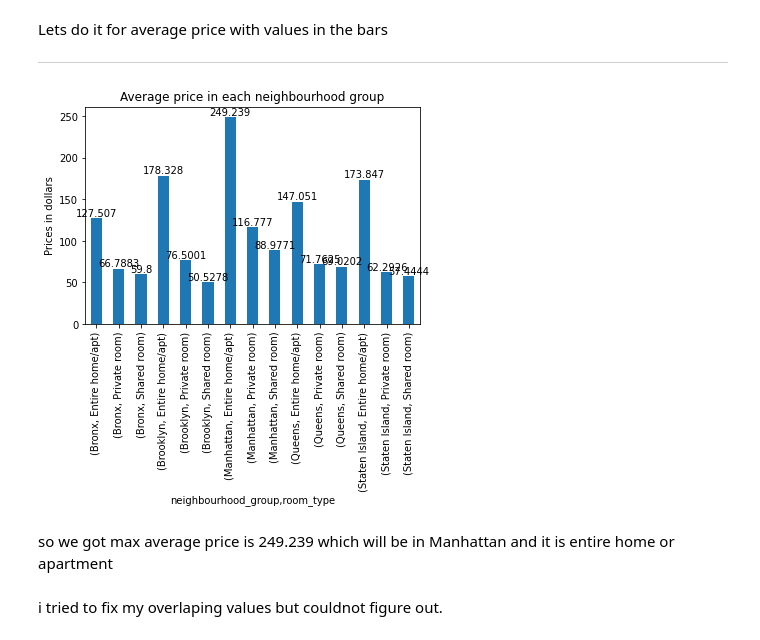
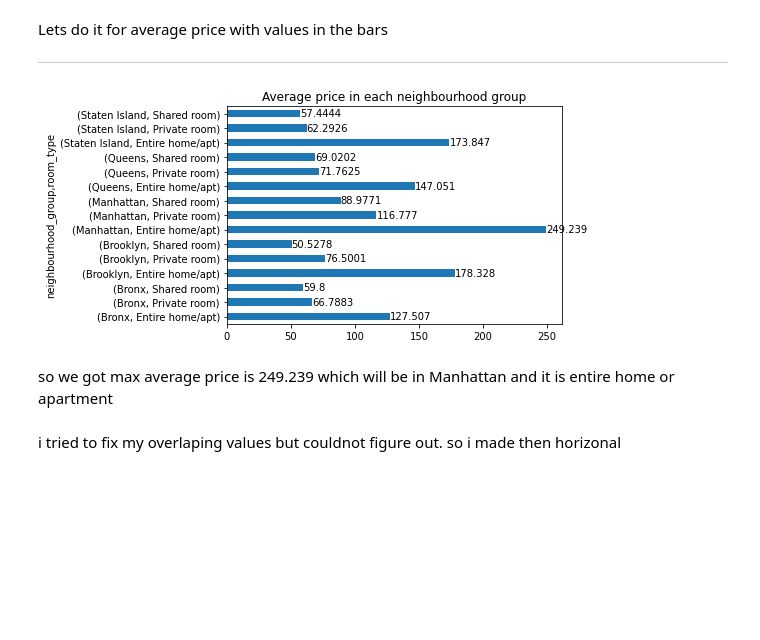
Before and after one commit to ashpou1/data-processing-4313, a Jupyter notebook: Amounts 24.ipynb, the cells around one changed output. Drawn from its saved outputs; the diff is of its cells as text; code cells hidden in the pictures; blank space fills up the shorter version.

```diff
--- a/Amounts 24.ipynb
+++ b/Amounts 24.ipynb
@@ -118,9 +118,8 @@ df2.groupby(['neighbourhood_group','room_type']).price.agg('max').plot(kind = 'b
 <AxesSubplot:title={'center':'Max price in each neighbourhood group'}, xlabel='neighbourhood_group,room_type', ylabel='Prices in dollars'>
 [figure]
 # %%
-ax = df2.groupby(['neighbourhood_group','room_type']).price.agg('max').plot(kind = 'bar',
-                                                                       title = 'Max price in each neighbourhood group',
-                                                                       ylabel = 'Prices in dollars')
+ax = df2.groupby(['neighbourhood_group','room_type']).price.agg('max').plot(kind = 'barh',
+                                                                       title = 'Max price in each neighbourhood group',)
 
 for container in ax.containers:
     ax.bar_label(container)
@@ -131,14 +130,13 @@ Lets do it for average price with values in the bars
 
 ---
 # %%
-ax = df2.groupby(['neighbourhood_group','room_type']).price.agg('mean').plot(kind = 'bar',
-                                                                       title = 'Average price in each neighbourhood group',
-                                                                       ylabel = 'Prices in dollars')
+ax = df2.groupby(['neighbourhood_group','room_type']).price.agg('mean').plot(kind = 'barh',
+                                                                       title = 'Average price in each neighbourhood group',)
 for container in ax.containers:
     ax.bar_label(container)
 # %% [output]
-[figure, old version]
+[figure, new version]
 # %% [markdown]
 so we got max average price is 249.239 which will be in Manhattan and it is entire home or apartment
 # %% [markdown]
-i tried to fix my overlaping values but couldnot figure out.
+i tried to fix my overlaping values but couldnot figure out. so i made then horizonal
```
Also changed, not shown: parts of 3 cells of this notebook.
